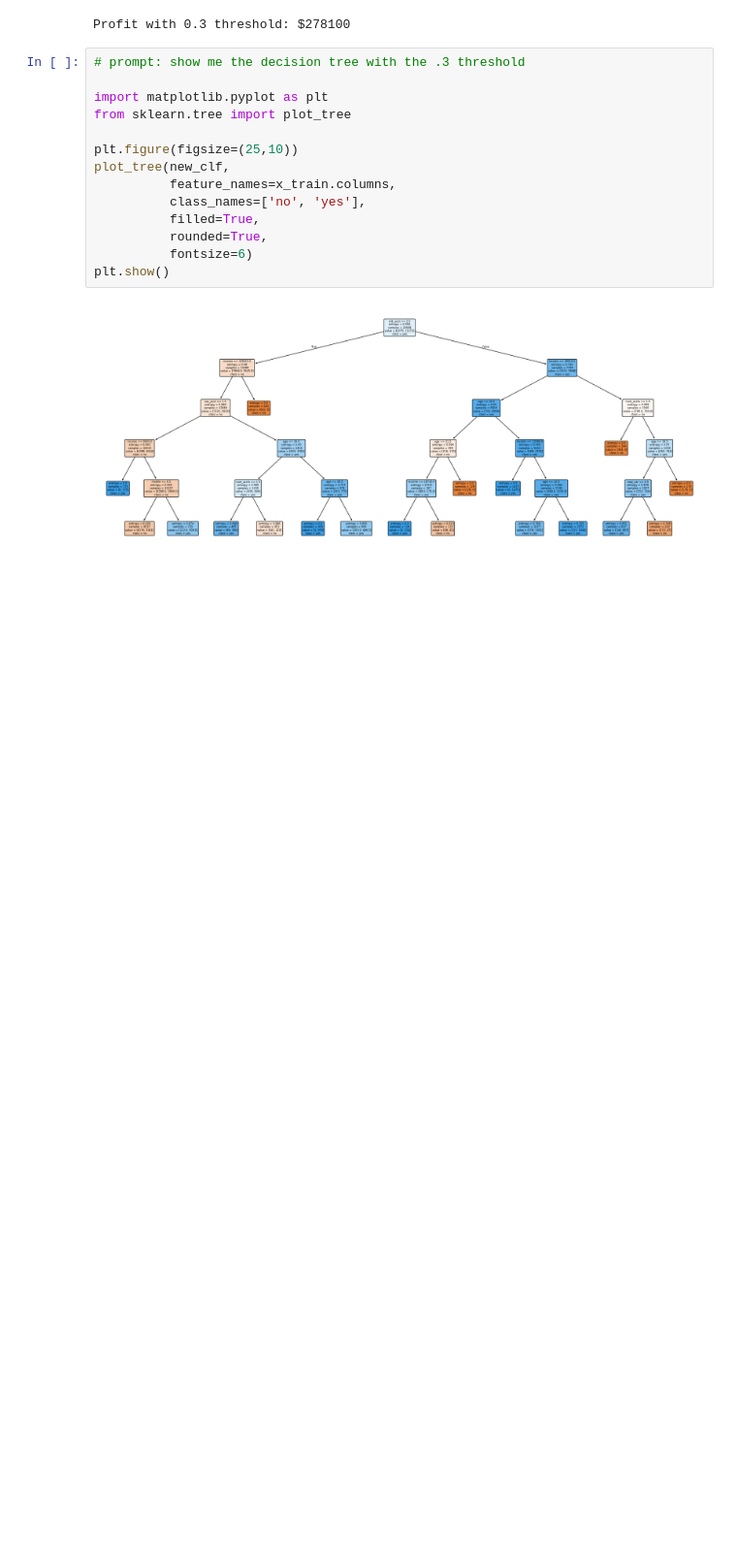
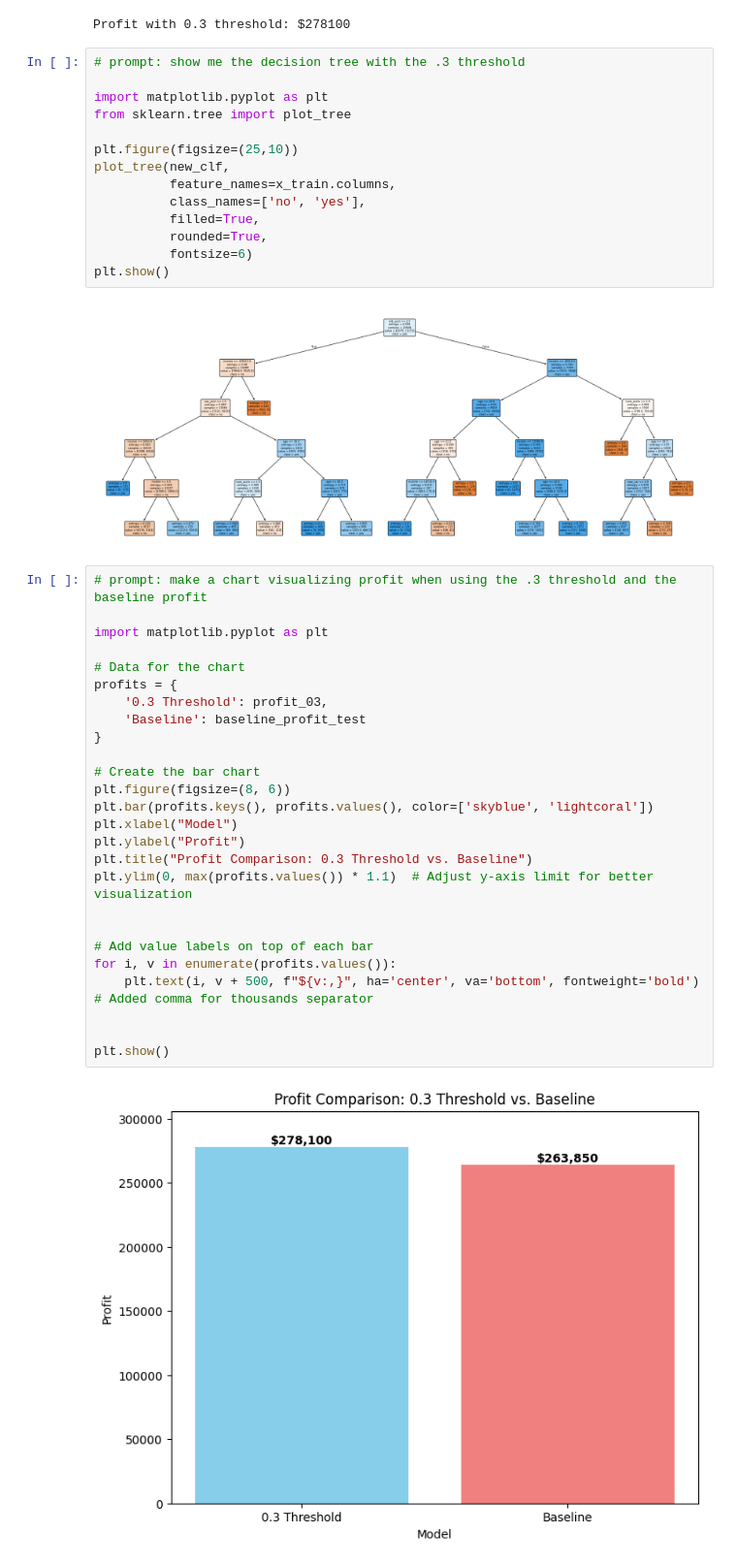
Before and after one commit to matiasarmesto/businessanalytics, a Jupyter notebook: Assignments/Scripts/advise_invest_template.ipynb, the cells around one changed output. Shown at 97% size. Saved outputs shown, nothing was run; the diff lists cells and outputs as text; blank space fills up the shorter version.

```diff
--- a/Assignments/Scripts/advise_invest_template.ipynb
+++ b/Assignments/Scripts/advise_invest_template.ipynb
@@ -667,3 +667,31 @@ plot_tree(new_clf,
 plt.show()
 # %% [output]
 [figure]
+# %%
+# prompt: make a chart visualizing profit when using the .3 threshold and the baseline profit
+
+import matplotlib.pyplot as plt
+
+# Data for the chart
+profits = {
+    '0.3 Threshold': profit_03,
+    'Baseline': baseline_profit_test
+}
+
+# Create the bar chart
+plt.figure(figsize=(8, 6))
+plt.bar(profits.keys(), profits.values(), color=['skyblue', 'lightcoral'])
+plt.xlabel("Model")
+plt.ylabel("Profit")
+plt.title("Profit Comparison: 0.3 Threshold vs. Baseline")
+plt.ylim(0, max(profits.values()) * 1.1)  # Adjust y-axis limit for better visualization
+
+
+# Add value labels on top of each bar
+for i, v in enumerate(profits.values()):
+    plt.text(i, v + 500, f"${v:,}", ha='center', va='bottom', fontweight='bold') # Added comma for thousands separator
+
+
+plt.show()
+# %% [output]
+[figure, added]
```
